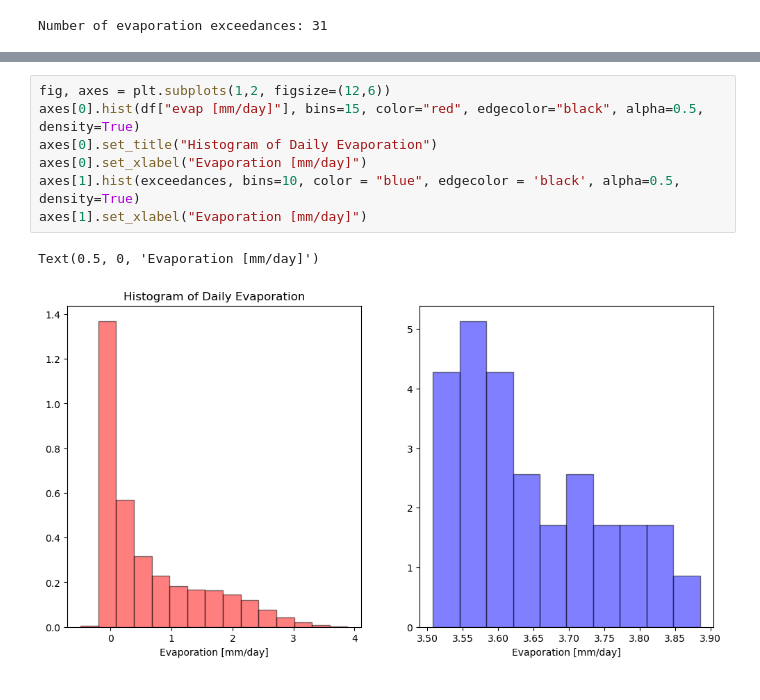
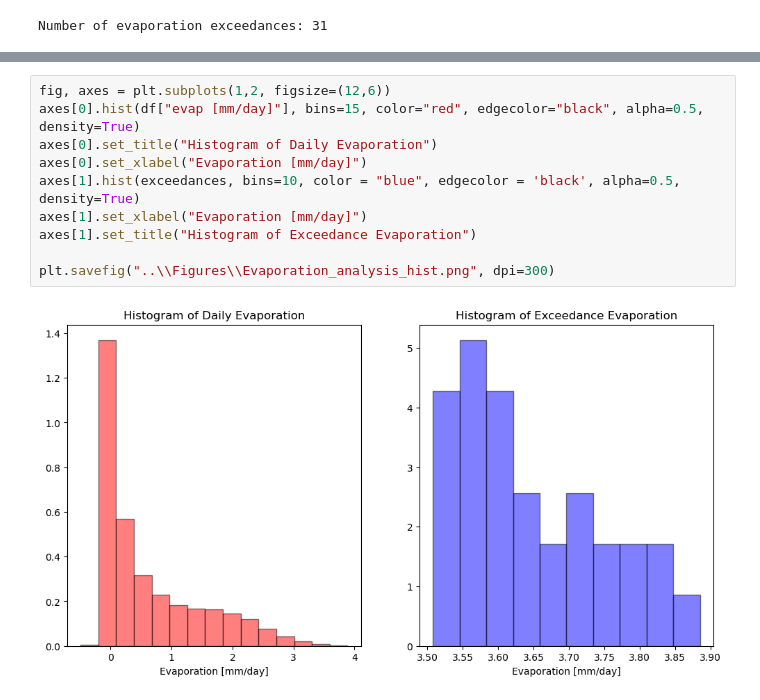
Before and after one commit to maxblw/CEGM2005_glommaproject, a Jupyter notebook: Data_analysis/evap_analysis.ipynb, the cells around one changed output, grey strips where cells are left out. Cells and saved outputs as stored; diff of their text form.

```diff
--- a/Data_analysis/evap_analysis.ipynb
+++ b/Data_analysis/evap_analysis.ipynb
@@ -37,10 +38,12 @@ ax.set_xlim([df["date"].min(), df["date"].max()])
 # %%
 fig, axes = plt.subplots(1,2, figsize=(12,6))
 axes[0].hist(df["evap [mm/day]"], bins=15, color="red", edgecolor="black", alpha=0.5, density=True)
 axes[0].set_title("Histogram of Daily Evaporation")
 axes[0].set_xlabel("Evaporation [mm/day]")
 axes[1].hist(exceedances, bins=10, color = "blue", edgecolor = 'black', alpha=0.5, density=True)
 axes[1].set_xlabel("Evaporation [mm/day]")
+axes[1].set_title("Histogram of Exceedance Evaporation")
+
+plt.savefig("..\\Figures\\Evaporation_analysis_hist.png", dpi=300)
 # %% [output]
-Text(0.5, 0, 'Evaporation [mm/day]')
-[figure, old version]
+[figure, new version]
```
Also changed, not shown: parts of 1 cell of this notebook, 9 other files.
